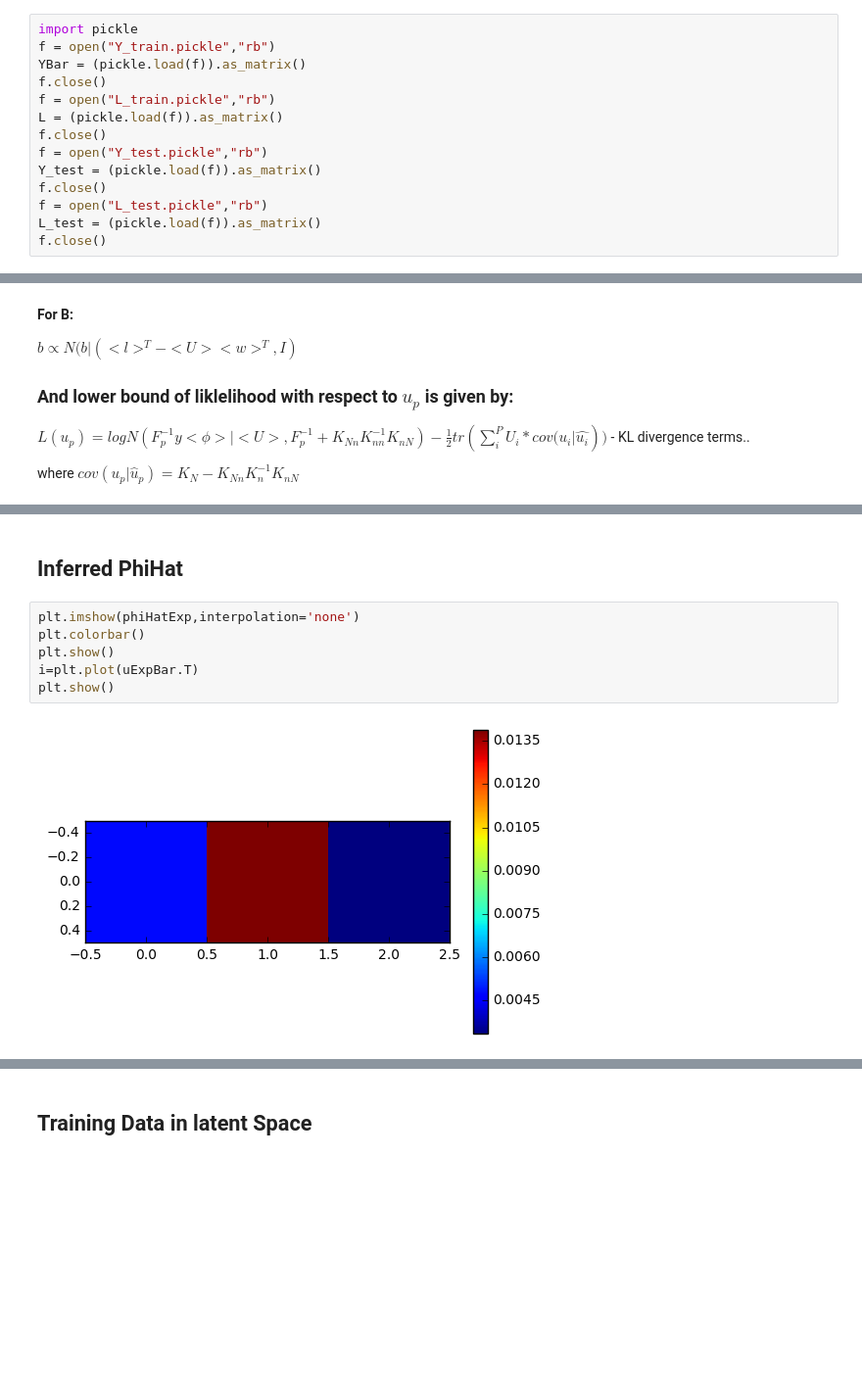
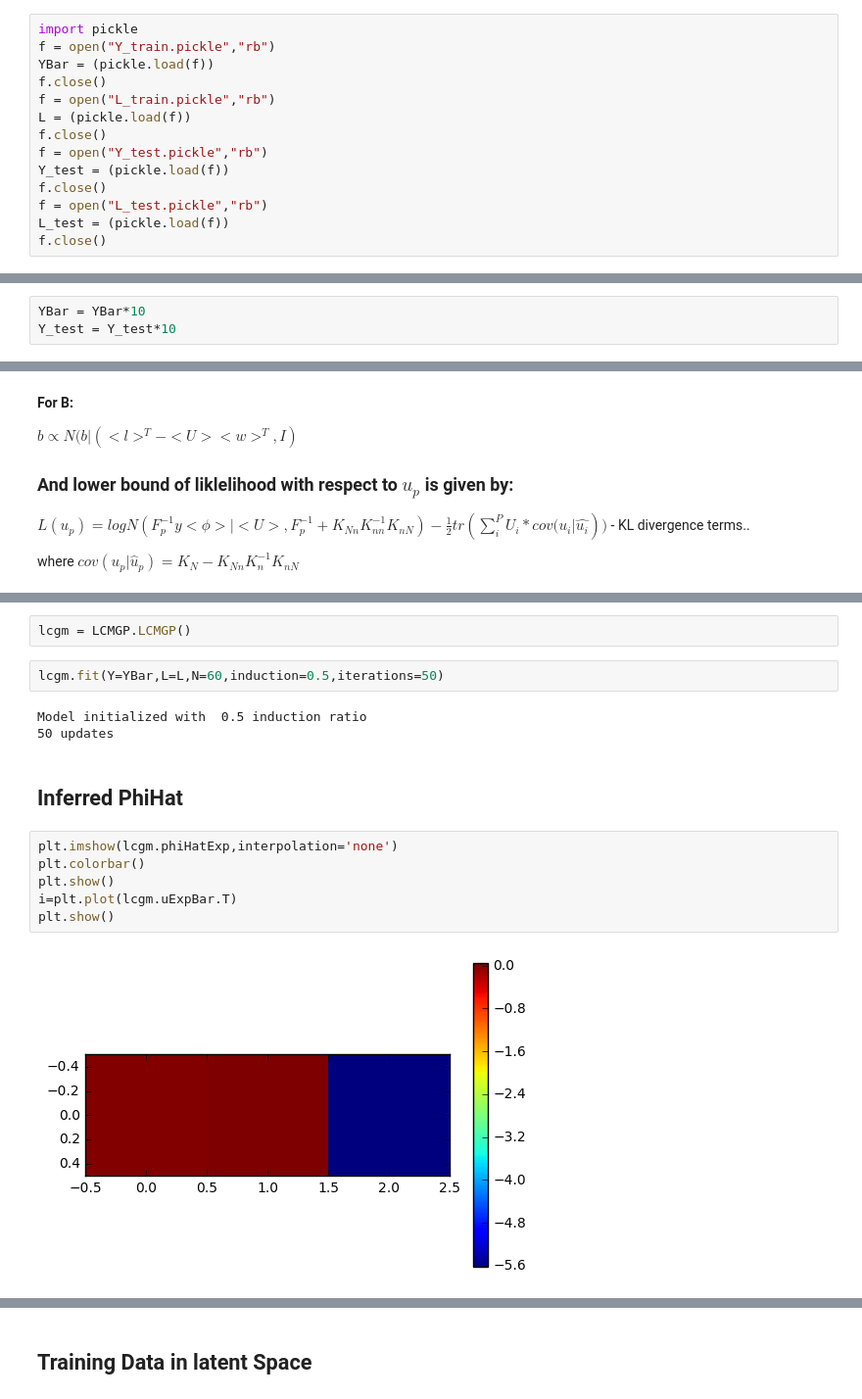
Before and after one commit to sudhNau/Baysian, a Jupyter notebook: Real_Clasification.ipynb, the cells around one changed output, grey strips where cells are left out. Shown at 98% size. Drawn from its saved outputs; the diff is of its cells as text; blank space fills up the shorter version.

```diff
--- a/Real_Clasification.ipynb
+++ b/Real_Clasification.ipynb
@@ -44,14 +29,14 @@ def scale(d):
 # %%
 import pickle
 f = open("Y_train.pickle","rb")
-YBar = (pickle.load(f)).as_matrix()
+YBar = (pickle.load(f))
 f.close()
 f = open("L_train.pickle","rb")
-L = (pickle.load(f)).as_matrix()
+L = (pickle.load(f))
 f.close()
 f = open("Y_test.pickle","rb")
-Y_test = (pickle.load(f)).as_matrix()
+Y_test = (pickle.load(f))
 f.close()
 f = open("L_test.pickle","rb")
-L_test = (pickle.load(f)).as_matrix()
+L_test = (pickle.load(f))
 f.close()
@@ -58,3 +46,6 @@ f.close()
+# %%
+YBar = YBar*10
+Y_test = Y_test*10
 # %%
 def plotLabel(YBar,L,S):
     for s in range(S):
@@ -242,10 +109,17 @@ def calculateTNMean(Mu,s=-1):
+# %%
+lcgm = LCMGP.LCMGP()
+# %%
+lcgm.fit(Y=YBar,L=L,N=60,induction=0.5,iterations=50)
+# %% [output]
+Model initialized with  0.5 induction ratio
+50 updates
 # %% [markdown]
 ## Inferred PhiHat
 # %%
-plt.imshow(phiHatExp,interpolation='none')
+plt.imshow(lcgm.phiHatExp,interpolation='none')
 plt.colorbar()
 plt.show()
-i=plt.plot(uExpBar.T)
+i=plt.plot(lcgm.uExpBar.T)
 plt.show()
 # %% [output]
-[figure, old version]
+[figure, new version]
```
Also changed, not shown: parts of 20 cells of this notebook, 8 other files.
